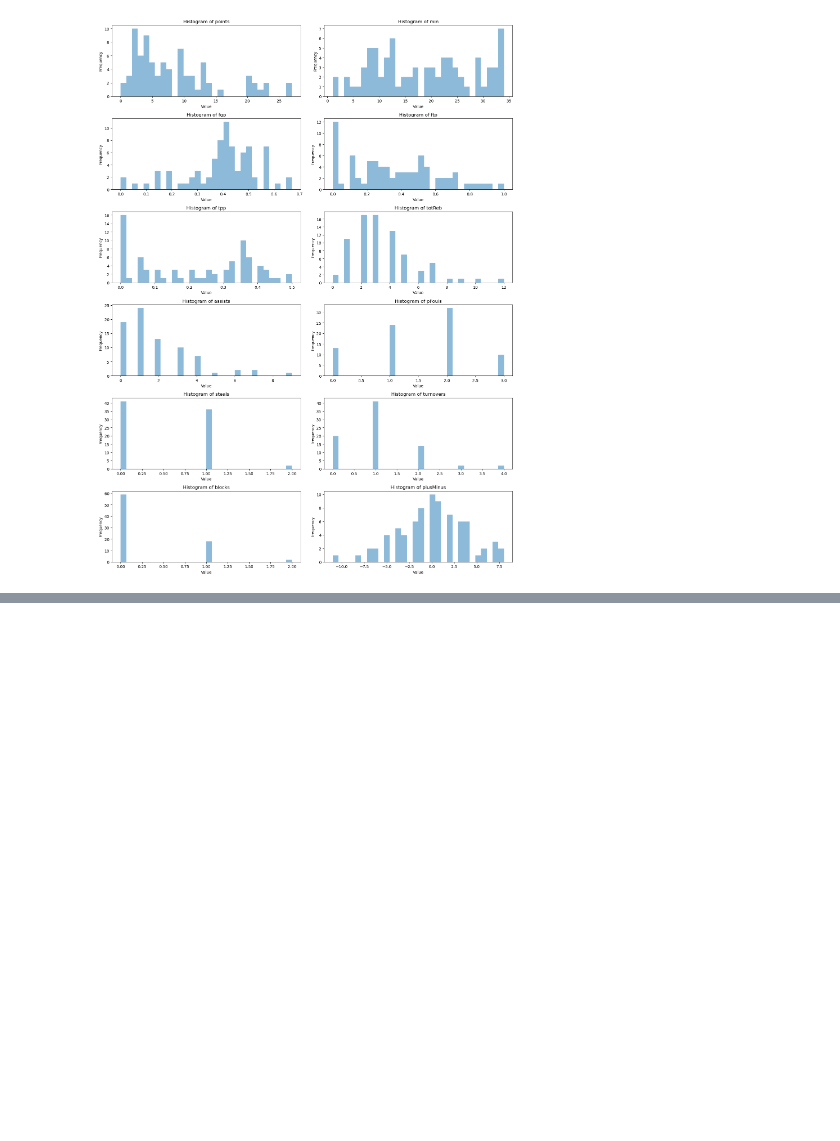
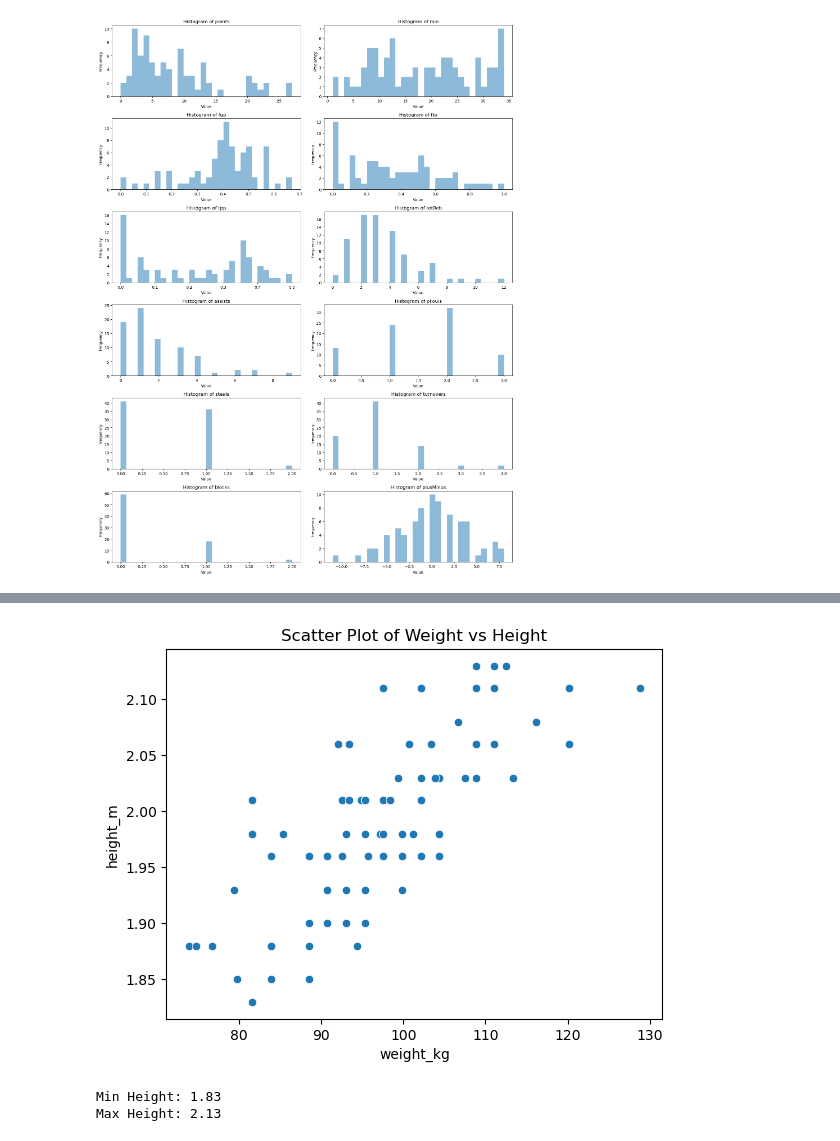
Before and after one commit to isaacaguilar97/you-in-nba, a Jupyter notebook: NBA_project.ipynb, the cells around one changed output, grey strips where cells are left out. Drawn from its saved outputs; the diff is of its cells as text; code cells hidden in the pictures; blank space fills up the shorter version.

```diff
--- a/NBA_project.ipynb
+++ b/NBA_project.ipynb
@@ -333 +344,24 @@ plt.show()
+# %%
+# Rlationship between Weight and Height
+
+col1 = 'weight_kg'
+col2 = 'height_m'
+
+# Create a scatter plot
+sns.scatterplot(x=col1, y=col2, data=final_df)
+
+# Add labels and title
+plt.xlabel(col1)
+plt.ylabel(col2)
+plt.title(f'Scatter Plot of Weight vs Height')
+
+plt.show()
+# %% [output]
+[figure, added]
+# %%
+print(f"Min Height: {final_df['height_m'].min()}")
+print(f"Max Height: {final_df['height_m'].max()}")
+# %% [output]
+Min Height: 1.83
+Max Height: 2.13
 # %%
```
Also changed, not shown: parts of 29 cells of this notebook, 6 other files.
